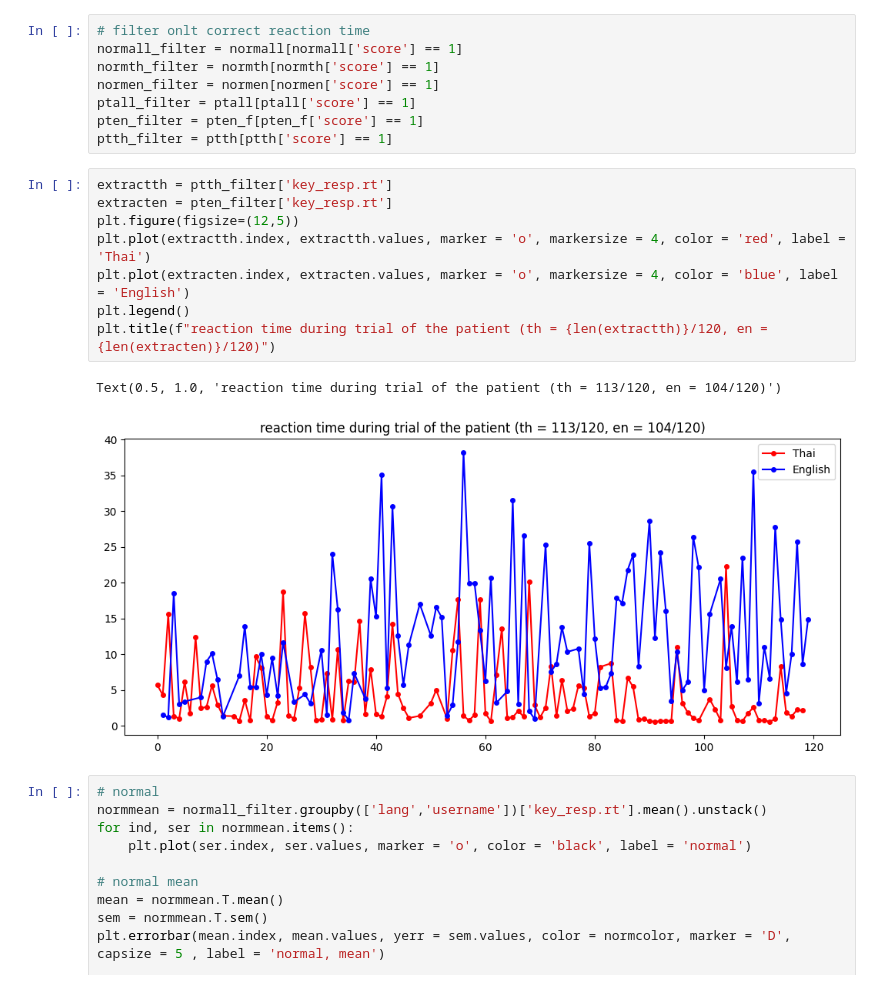
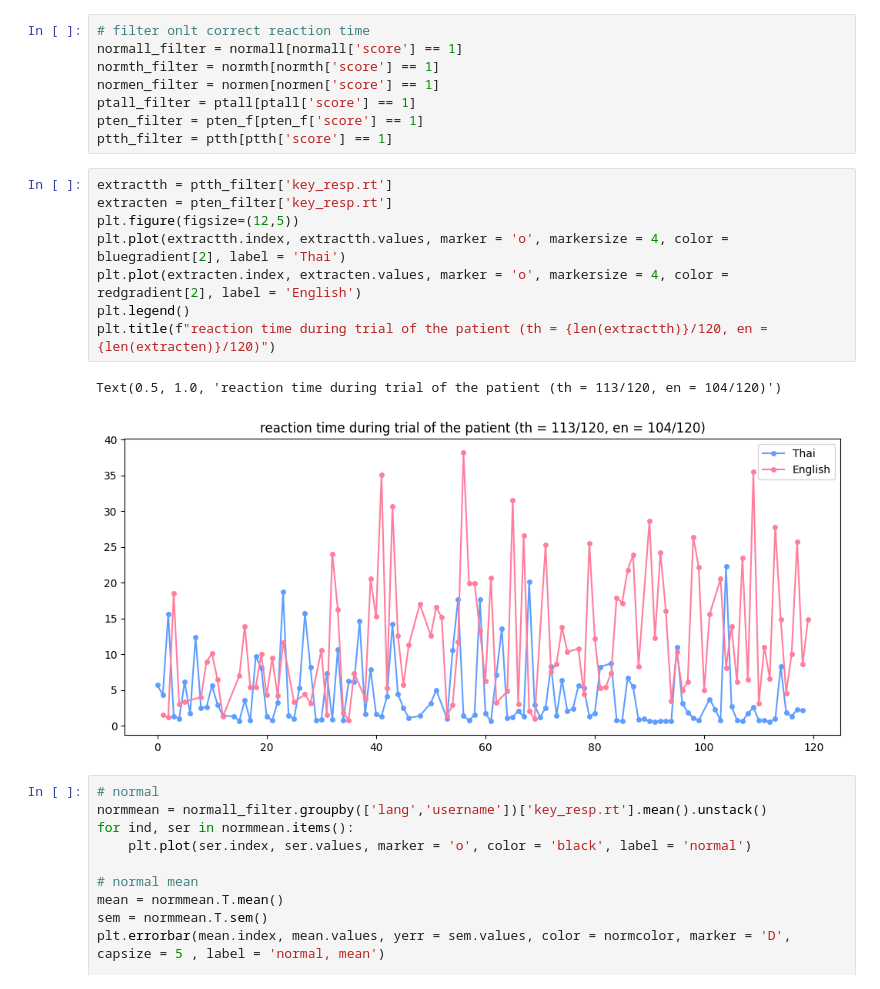
Before and after one commit to Plausma/Dyslexia, a Jupyter notebook: task 2 edit.ipynb, the cells around one changed output. Drawn from its saved outputs; the diff is of its cells as text.

Commit message:
update removing and plotting to find outlier cause

```diff
--- a/task 2 edit.ipynb
+++ b/task 2 edit.ipynb
@@ -406,14 +410,14 @@ ptth_filter = ptth[ptth['score'] == 1]
 # %%
 extractth = ptth_filter['key_resp.rt']
 extracten = pten_filter['key_resp.rt']
 plt.figure(figsize=(12,5))
-plt.plot(extractth.index, extractth.values, marker = 'o', markersize = 4, color = 'red', label = 'Thai')
-plt.plot(extracten.index, extracten.values, marker = 'o', markersize = 4, color = 'blue', label = 'English')
+plt.plot(extractth.index, extractth.values, marker = 'o', markersize = 4, color = bluegradient[2], label = 'Thai')
+plt.plot(extracten.index, extracten.values, marker = 'o', markersize = 4, color = redgradient[2], label = 'English')
 plt.legend()
 plt.title(f"reaction time during trial of the patient (th = {len(extractth)}/120, en = {len(extracten)}/120)")
 # %% [output]
 Text(0.5, 1.0, 'reaction time during trial of the patient (th = 113/120, en = 104/120)')
-[figure, old version]
+[figure, new version]
 # %%
 # normal
 normmean = normall_filter.groupby(['lang','username'])['key_resp.rt'].mean().unstack()
```
Also changed, not shown: parts of 6 cells of this notebook, 2 other files.
